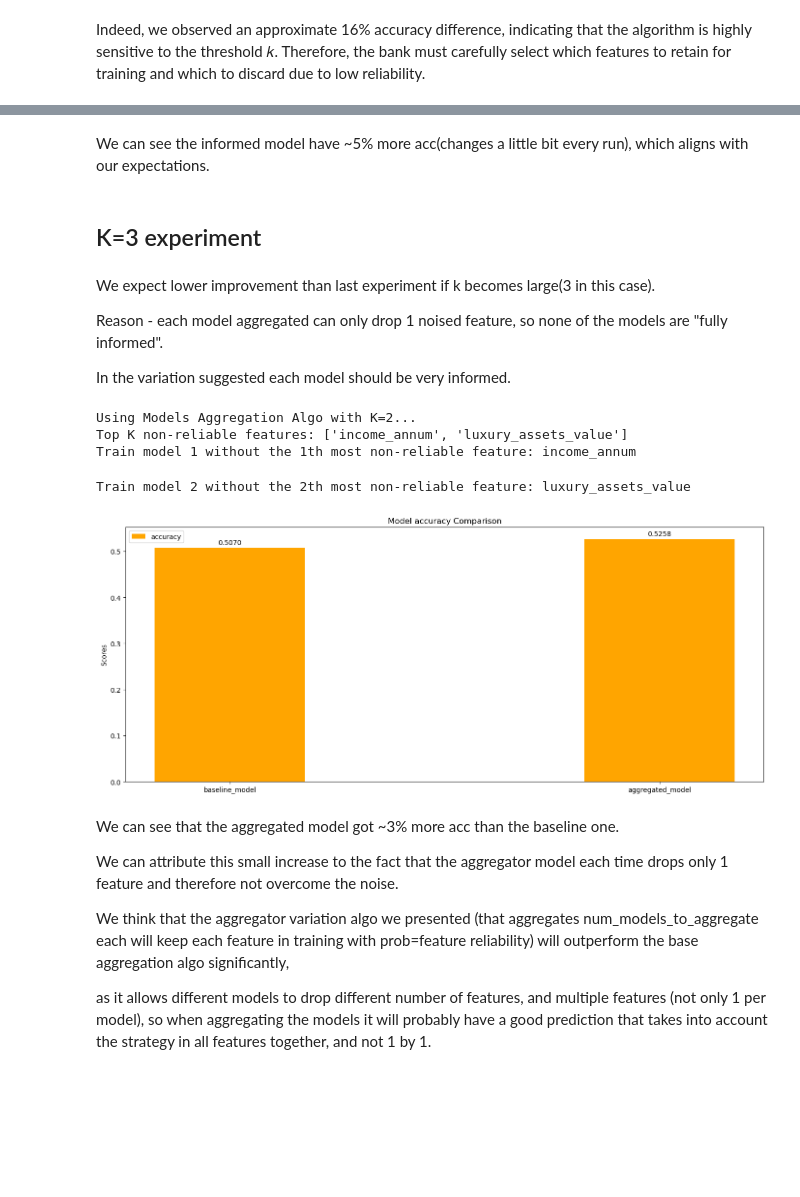
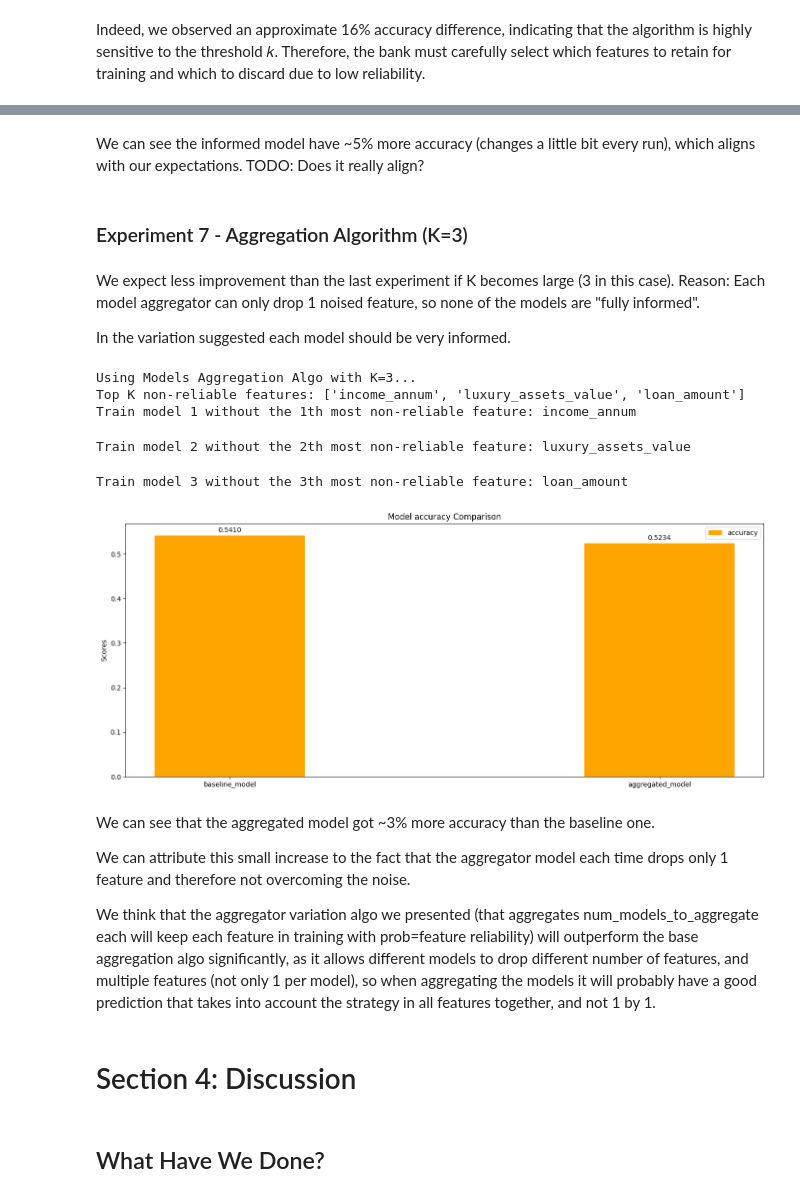
Before and after one commit to PrielHaz/strategic-classification, a Jupyter notebook: workshop_draft.ipynb, the cells around one changed output, grey strips where cells are left out. Drawn from its saved outputs; the diff is of its cells as text; code cells hidden in the pictures; blank space fills up the shorter version.

Commit message:
Order! We shall have order!

```diff
--- a/workshop_draft.ipynb
+++ b/workshop_draft.ipynb
@@ -1808,42 +1804,44 @@ Train model 2 without the 2th most non-reliable feature: luxury_assets_value
 # %% [markdown]
-We can see the informed model have ~5% more acc(changes a little bit every run), which aligns with our expectations.
+We can see the informed model have ~5% more accuracy (changes a little bit every run), which aligns with our expectations. TODO: Does it really align?
 # %% [markdown]
-## K=3 experiment
+### Experiment 7 - Aggregation Algorithm (K=3)
 # %% [markdown]
-We expect lower improvement than last experiment if k becomes large(3 in this case).
-
-Reason - each model aggregated can only drop 1 noised feature, so none of the models are "fully informed".
+We expect less improvement than the last experiment if K becomes large (3 in this case).
+Reason: Each model aggregator can only drop 1 noised feature, so none of the models are "fully informed".
 
 In the variation suggested each model should be very informed.
 # %%
 feature_strategy_vector = {
     "loan_amount": {"reliability": 0.8, "sign": 1},
     "income_annum": {"reliability": 0.1, "sign": -1},
     "luxury_assets_value": {"reliability": 0.2, "sign": 1},  # 1.4
 }
 threshold = 0.5
 range_strategists_act = (0.0, threshold)
-informed_algo_args = ModelsAggregationAlgoArgs(k=2)
+informed_algo_args = ModelsAggregationAlgoArgs(k=3)
 strategy_vector_simulation(
     informative_loan_ds,
     feature_strategy_vector,
     range_strategists_act,
     compare_baseline_and_initial_only=False,
     threshold=threshold,
     informed_algo_args=informed_algo_args,
 )
 # %% [output]
-Using Models Aggregation Algo with K=2...
-Top K non-reliable features: ['income_annum', 'luxury_assets_value']
+Using Models Aggregation Algo with K=3...
+Top K non-reliable features: ['income_annum', 'luxury_assets_value', 'loan_amount']
 Train model 1 without the 1th most non-reliable feature: income_annum
 Train model 2 without the 2th most non-reliable feature: luxury_assets_value
+Train model 3 without the 3th most non-reliable feature: loan_amount
-[figure, old version]
+[figure, new version]
 # %% [markdown]
-We can see that the aggregated model got ~3% more acc than the baseline one.
+We can see that the aggregated model got ~3% more accuracy than the baseline one.
 
-We can attribute this small increase to the fact that the aggregator model each time drops only 1 feature and therefore not overcome the noise.
+We can attribute this small increase to the fact that the aggregator model each time drops only 1 feature and therefore not overcoming the noise.
 
-We think that the aggregator variation algo we presented (that aggregates num_models_to_aggregate each will keep each feature in training with prob=feature reliability) will outperform the base aggregation algo significantly,
-
-as it allows different models to drop different number of features, and multiple features (not only 1 per model), so when aggregating the models it will probably have a good prediction that takes into account the strategy in all features together, and not 1 by 1.
+We think that the aggregator variation algo we presented (that aggregates num_models_to_aggregate each will keep each feature in training with prob=feature reliability) will outperform the base aggregation algo significantly, as it allows different models to drop different number of features, and multiple features (not only 1 per model), so when aggregating the models it will probably have a good prediction that takes into account the strategy in all features together, and not 1 by 1.
+# %% [markdown]
+# Section 4: Discussion
+# %% [markdown]
+## What Have We Done?
 # %% [markdown]
```
Also changed, not shown: parts of 108 cells of this notebook.
